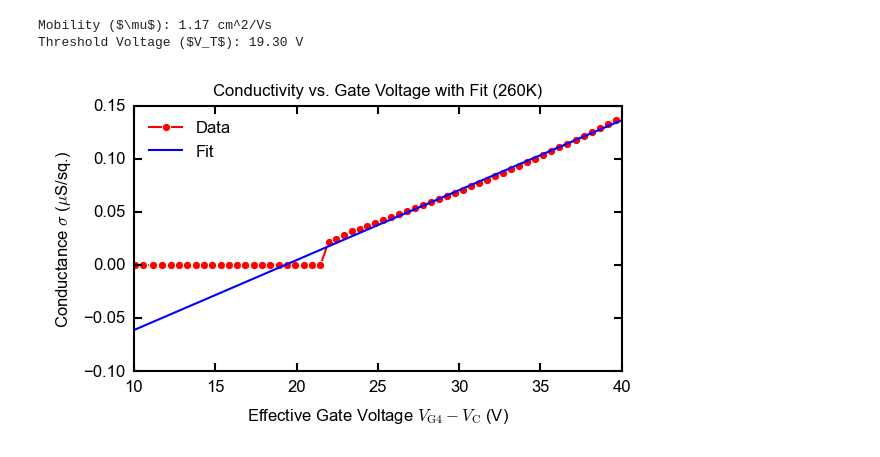
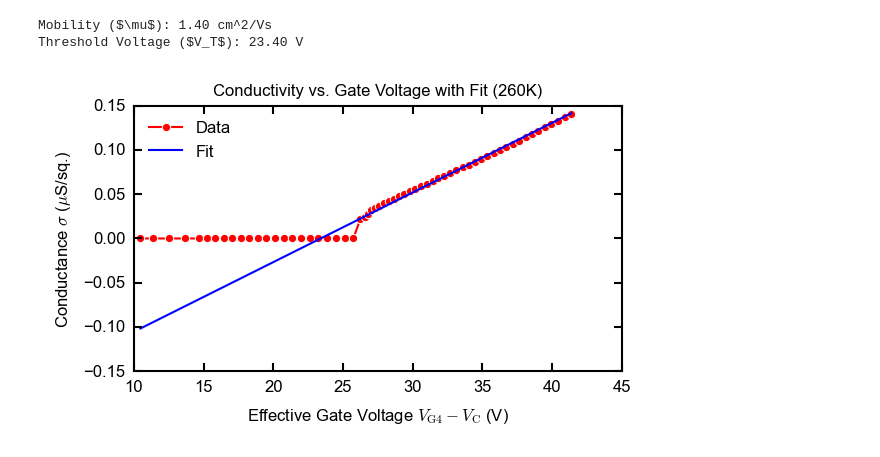
Before and after one commit to phamtrungkien8904/BachelorThesis, a Jupyter notebook: vdP-Cryostat-Final/single.ipynb, the cells around one changed output. Cells and saved outputs as stored; diff of their text form; code cells hidden in the pictures.

```diff
--- a/vdP-Cryostat-Final/single.ipynb
+++ b/vdP-Cryostat-Final/single.ipynb
@@ -71,7 +71,7 @@ plt.rcParams.update({
     'lines.markeredgewidth': 0.5,
 })
 # %%
-data = np.loadtxt("./Data-Mani/01.dat")
+data = np.loadtxt("./Data-Mani/001.dat")
 # data = np.loadtxt("./Data-Mani/023.dat")
 # data = np.loadtxt("./Data-20262306/31.dat")
 
@@ -121,37 +121,37 @@ print(rf"Threshold Voltage ($V_T$): {V_T:.2f} V")
 
 
 
 # 1-sigma parameter uncertainties from covariance matrix
 perr = np.sqrt(np.diag(pcov))
 
 plt.plot(
     V_del,
     sigma * 1e6,
     color='red',
     marker='o',
     markevery=1,
     ls='-',
     label='Data',
     )
 plt.plot(
     V_del,
     sigma_fit * 1e6,
     color='blue',
     ls='-',
     label=f'Fit'
     )
 plt.xlabel(r"Effective Gate Voltage $V_{\mathrm{G4}} - V_\mathrm{C}$ (V)")
 plt.ylabel(r"Conductance $\sigma$ ($\mu$S/sq.)")
 plt.title("Conductivity vs. Gate Voltage with Fit (260K)")
-plt.xlim(10,40)
+# plt.xlim(10,40)
 # plt.ylim(0, 0.0001)  # Convert to μS/sq. for y-axis limits
 plt.legend()
 # plt.savefig("sigma_cold.eps", format = 'eps')
 plt.show()
 # %% [output]
-Mobility ($\mu$): 1.17 cm^2/Vs
-Threshold Voltage ($V_T$): 19.30 V
+Mobility ($\mu$): 1.40 cm^2/Vs
+Threshold Voltage ($V_T$): 23.40 V
-[figure, old version]
+[figure, new version]
 # %%
 mu_var = sigma/Ci/(V_del - V_T) * 1e4
 
```
Also changed, not shown: parts of 3 cells of this notebook, 2 other files.
